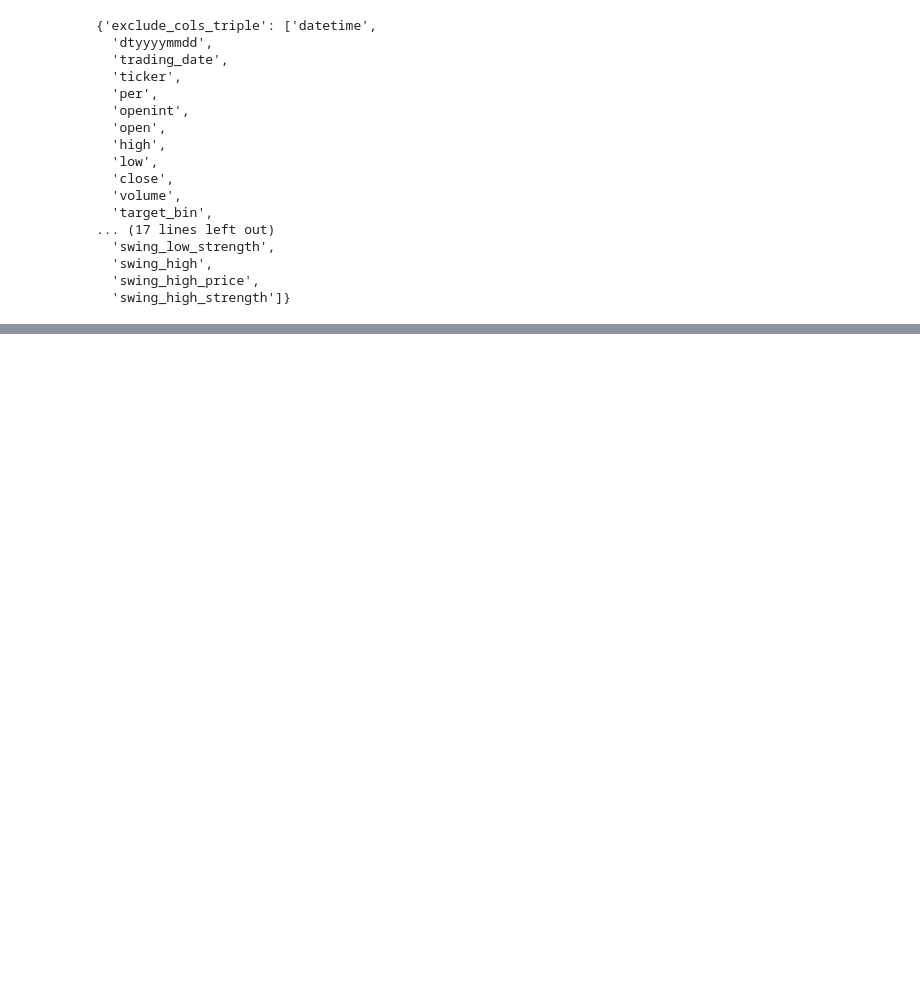
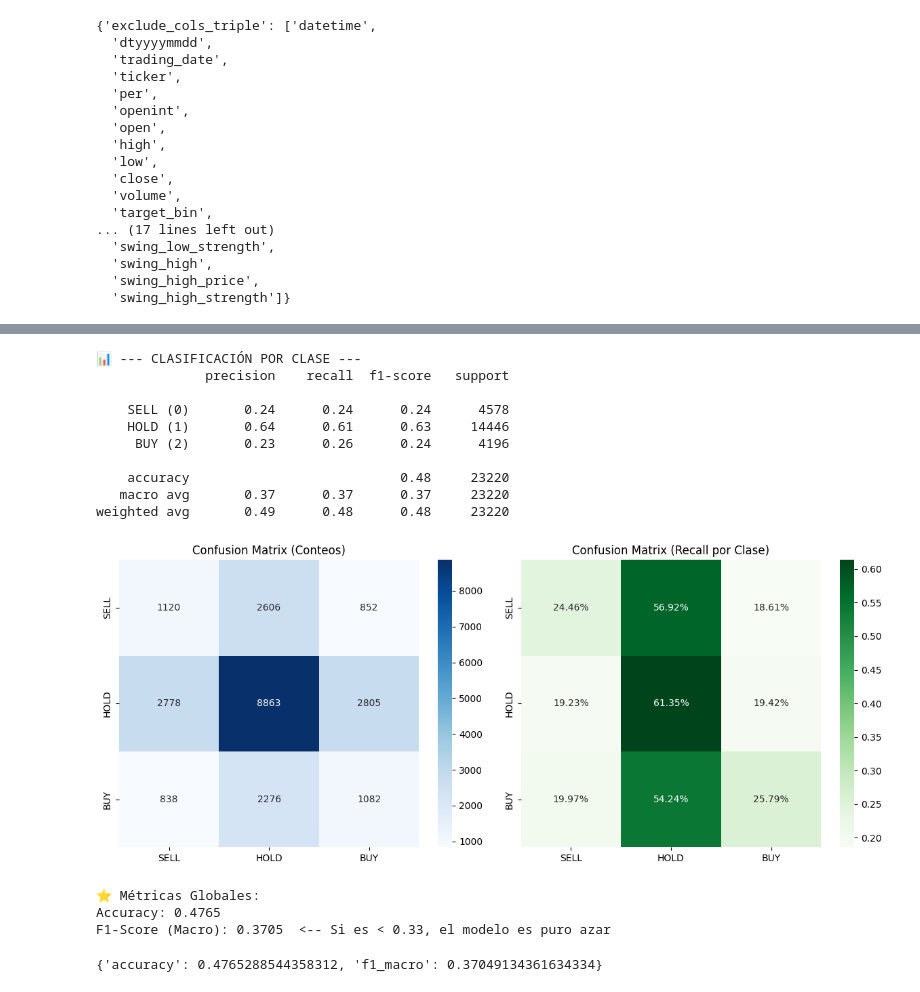
Before and after one commit to LijunZhou000/ML-Algorithmic-Trading, a Jupyter notebook: TradingBots/Notebooks/P3Train.ipynb, the cells around one changed output, grey strips where cells are left out. Saved outputs shown, nothing was run; the diff lists cells and outputs as text; code cells hidden in the pictures; blank space fills up the shorter version.

```diff
--- a/TradingBots/Notebooks/P3Train.ipynb
+++ b/TradingBots/Notebooks/P3Train.ipynb
@@ -104,0 +162,35 @@ Features seleccionadas (60):
+# %%
+results_gru, results_gru_by_fold, model_l1_gru, model_l2_gru, sc_gru = train_walk_forward_2level(
+    df_final_triple_real,
+    features_finales_test,
+    'target_class',
+    model_class_l1=GoldGRU_L1_Move,   # ← GRU
+    model_class_l2=GoldGRU_L2_Dir,    # ← GRU
+    train_size=params["train_size"],
+    test_size=params["test_size"],
+    gap=params["gap"],
+    lookback=24,
+    epochs=15,
+    batch_size=256,
+    lr=5e-4,
+    threshold_move=0.6,
+    threshold_dir=0.55
+)
+# %%
+evaluate_model_classification(results_gru)
+# %% [output]
+📊 --- CLASIFICACIÓN POR CLASE ---
+              precision    recall  f1-score   support
+
+    SELL (0)       0.24      0.24      0.24      4578
+    HOLD (1)       0.64      0.61      0.63     14446
+     BUY (2)       0.23      0.26      0.24      4196
+
+    accuracy                           0.48     23220
+   macro avg       0.37      0.37      0.37     23220
+weighted avg       0.49      0.48      0.48     23220
+[figure, added]
+⭐ Métricas Globales:
+Accuracy: 0.4765
+F1-Score (Macro): 0.3705  <-- Si es < 0.33, el modelo es puro azar
+{'accuracy': 0.4765288544358312, 'f1_macro': 0.37049134361634334}
```
Also changed, not shown: parts of 7 cells of this notebook, 17 other files.
